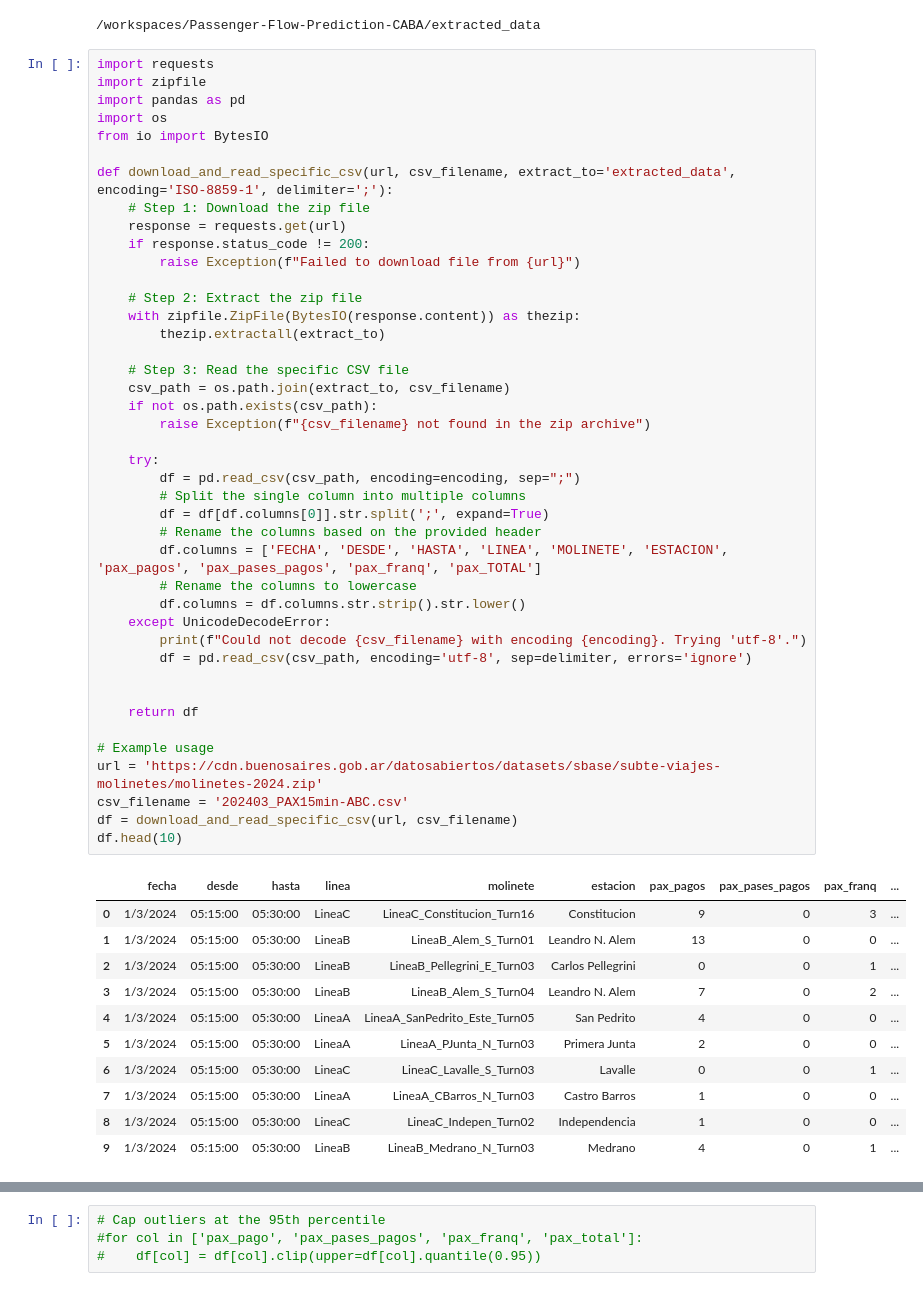
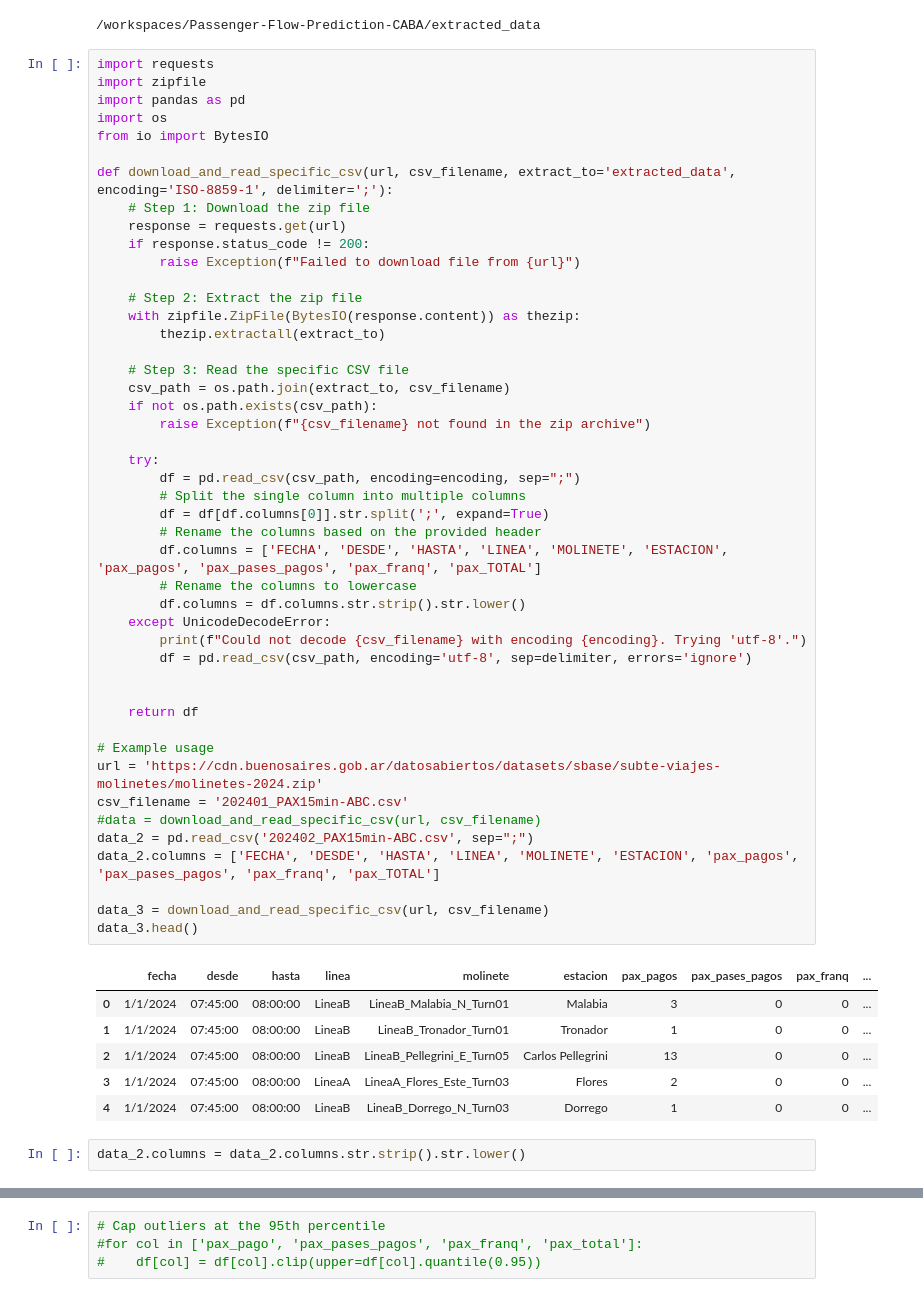
Before and after one commit to simonmontt/Passenger-Flow-Prediction-CABA, a Jupyter notebook: Untitled.ipynb, the cells around one changed output, grey strips where cells are left out. Saved outputs shown, nothing was run; the diff lists cells and outputs as text.

```diff
--- a/Untitled.ipynb
+++ b/Untitled.ipynb
@@ -58,43 +60,44 @@ def download_and_read_specific_csv(url, csv_filename, extract_to='extracted_data
         raise Exception(f"Failed to download file from {url}")
 
     # Step 2: Extract the zip file
     with zipfile.ZipFile(BytesIO(response.content)) as thezip:
         thezip.extractall(extract_to)
 
     # Step 3: Read the specific CSV file
     csv_path = os.path.join(extract_to, csv_filename)
     if not os.path.exists(csv_path):
         raise Exception(f"{csv_filename} not found in the zip archive")
 
     try:
         df = pd.read_csv(csv_path, encoding=encoding, sep=";")
         # Split the single column into multiple columns
         df = df[df.columns[0]].str.split(';', expand=True)
         # Rename the columns based on the provided header
         df.columns = ['FECHA', 'DESDE', 'HASTA', 'LINEA', 'MOLINETE', 'ESTACION', 'pax_pagos', 'pax_pases_pagos', 'pax_franq', 'pax_TOTAL']
         # Rename the columns to lowercase
         df.columns = df.columns.str.strip().str.lower()
     except UnicodeDecodeError:
         print(f"Could not decode {csv_filename} with encoding {encoding}. Trying 'utf-8'.")
         df = pd.read_csv(csv_path, encoding='utf-8', sep=delimiter, errors='ignore')
 
 
     return df
 
 # Example usage
 url = 'https://cdn.buenosaires.gob.ar/datosabiertos/datasets/sbase/subte-viajes-molinetes/molinetes-2024.zip'
-csv_filename = '202403_PAX15min-ABC.csv'
-df = download_and_read_specific_csv(url, csv_filename)
-df.head(10)
+csv_filename = '202401_PAX15min-ABC.csv'
+#data = download_and_read_specific_csv(url, csv_filename)
+data_2 = pd.read_csv('202402_PAX15min-ABC.csv', sep=";")
+data_2.columns = ['FECHA', 'DESDE', 'HASTA', 'LINEA', 'MOLINETE', 'ESTACION', 'pax_pagos', 'pax_pases_pagos', 'pax_franq', 'pax_TOTAL']
+
+data_3 = download_and_read_specific_csv(url, csv_filename)
+data_3.head()
 # %% [output]
 |  | fecha | desde | hasta | linea | molinete | estacion | pax_pagos | pax_pases_pagos | pax_franq | ... |
-| 0 | 1/3/2024 | 05:15:00 | 05:30:00 | LineaC | LineaC_Constitucion_Turn16 | Constitucion | 9 | 0 | 3 | ... |
-| 1 | 1/3/2024 | 05:15:00 | 05:30:00 | LineaB | LineaB_Alem_S_Turn01 | Leandro N. Alem | 13 | 0 | 0 | ... |
-| 2 | 1/3/2024 | 05:15:00 | 05:30:00 | LineaB | LineaB_Pellegrini_E_Turn03 | Carlos Pellegrini | 0 | 0 | 1 | ... |
-| 3 | 1/3/2024 | 05:15:00 | 05:30:00 | LineaB | LineaB_Alem_S_Turn04 | Leandro N. Alem | 7 | 0 | 2 | ... |
-| 4 | 1/3/2024 | 05:15:00 | 05:30:00 | LineaA | LineaA_SanPedrito_Este_Turn05 | San Pedrito | 4 | 0 | 0 | ... |
-| 5 | 1/3/2024 | 05:15:00 | 05:30:00 | LineaA | LineaA_PJunta_N_Turn03 | Primera Junta | 2 | 0 | 0 | ... |
-| 6 | 1/3/2024 | 05:15:00 | 05:30:00 | LineaC | LineaC_Lavalle_S_Turn03 | Lavalle | 0 | 0 | 1 | ... |
-| 7 | 1/3/2024 | 05:15:00 | 05:30:00 | LineaA | LineaA_CBarros_N_Turn03 | Castro Barros | 1 | 0 | 0 | ... |
-| 8 | 1/3/2024 | 05:15:00 | 05:30:00 | LineaC | LineaC_Indepen_Turn02 | Independencia | 1 | 0 | 0 | ... |
-| 9 | 1/3/2024 | 05:15:00 | 05:30:00 | LineaB | LineaB_Medrano_N_Turn03 | Medrano | 4 | 0 | 1 | ... |
+| 0 | 1/1/2024 | 07:45:00 | 08:00:00 | LineaB | LineaB_Malabia_N_Turn01 | Malabia | 3 | 0 | 0 | ... |
+| 1 | 1/1/2024 | 07:45:00 | 08:00:00 | LineaB | LineaB_Tronador_Turn01 | Tronador | 1 | 0 | 0 | ... |
+| 2 | 1/1/2024 | 07:45:00 | 08:00:00 | LineaB | LineaB_Pellegrini_E_Turn05 | Carlos Pellegrini | 13 | 0 | 0 | ... |
+| 3 | 1/1/2024 | 07:45:00 | 08:00:00 | LineaA | LineaA_Flores_Este_Turn03 | Flores | 2 | 0 | 0 | ... |
+| 4 | 1/1/2024 | 07:45:00 | 08:00:00 | LineaB | LineaB_Dorrego_N_Turn03 | Dorrego | 1 | 0 | 0 | ... |
+# %%
+data_2.columns = data_2.columns.str.strip().str.lower()
```
Also changed, not shown: parts of 15 cells of this notebook.
